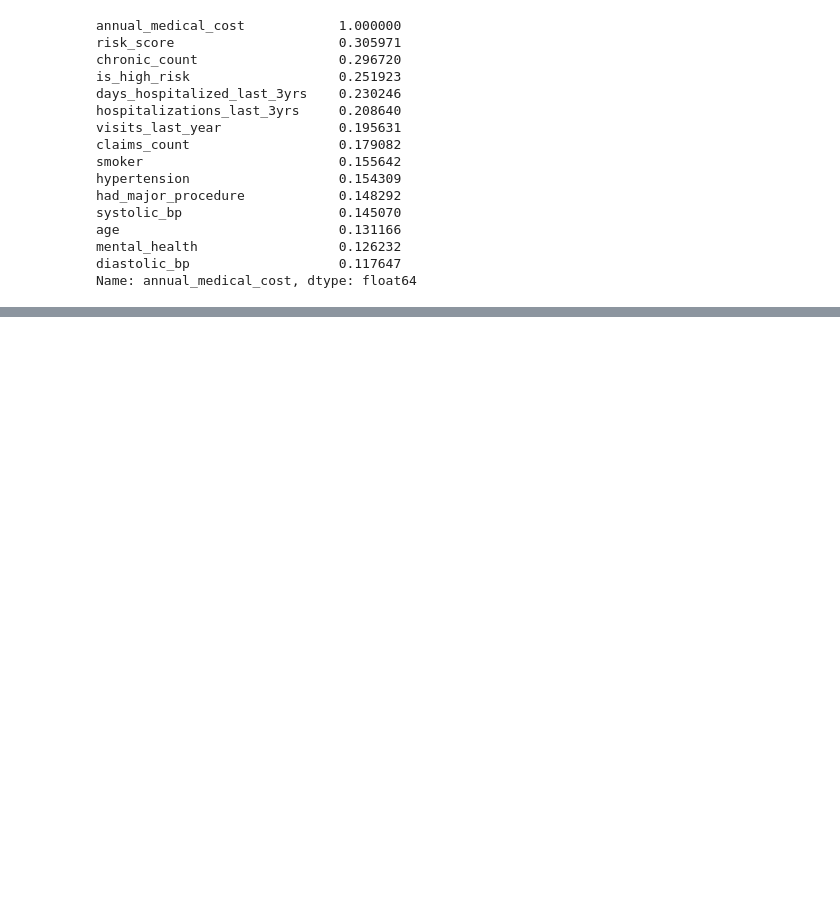
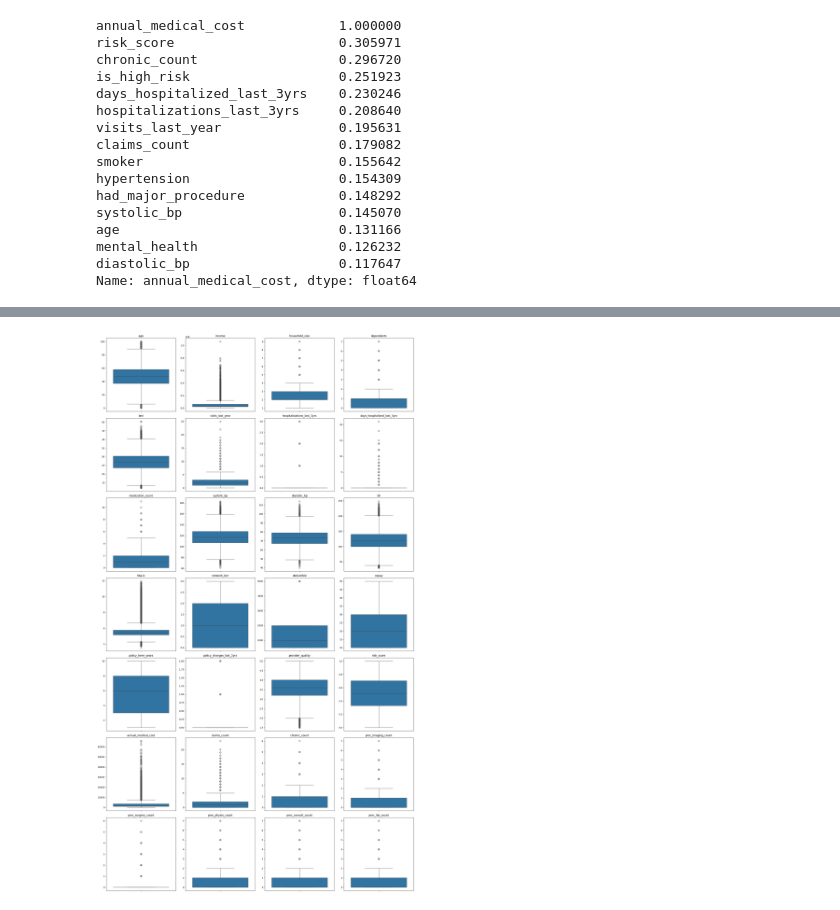
Before and after one commit to Krishna-matic/Machine_Learning_Projects, a Jupyter notebook: 01_medical_insurance_cost_prediction/Medical_Insurance_Cost_Prediction.ipynb, the cells around one changed output, grey strips where cells are left out. Cells and saved outputs as stored; diff of their text form; code cells hidden in the pictures; blank space fills up the shorter version.

```diff
--- a/01_medical_insurance_cost_prediction/Medical_Insurance_Cost_Prediction.ipynb
+++ b/01_medical_insurance_cost_prediction/Medical_Insurance_Cost_Prediction.ipynb
@@ -544,0 +564,46 @@ Name: annual_medical_cost, dtype: float64
+# %%
+boxplot_cols = [
+    "age",
+    "income",
+    "household_size",
+    "dependents",
+    "bmi",
+    "visits_last_year",
+    "hospitalizations_last_3yrs",
+    "days_hospitalized_last_3yrs",
+    "medication_count",
+    "systolic_bp",
+    "diastolic_bp",
+    "ldl",
+    "hba1c",
+    "network_tier",
+    "deductible",
+    "copay",
+    "policy_term_years",
+    "policy_changes_last_2yrs",
+    "provider_quality",
+    "risk_score",
+    "annual_medical_cost",
+    "claims_count",
+    "chronic_count",
+    "proc_imaging_count",
+    "proc_surgery_count",
+    "proc_physio_count",
+    "proc_consult_count",
+    "proc_lab_count"
+]
+# %%
+import math
+n_cols = 4
+n_rows = math.ceil(len(boxplot_cols) / n_cols)
+plt.figure(figsize=(20, n_rows * 5))
+for i, col in enumerate(boxplot_cols):
+    plt.subplot(n_rows, n_cols, i + 1)
+    sns.boxplot(y=df[col])
+    plt.title(col)
+    plt.ylabel("")
+
+plt.tight_layout()
+plt.show()
+# %% [output]
+[figure, added]
```
Also changed, not shown: parts of 7 cells of this notebook.
